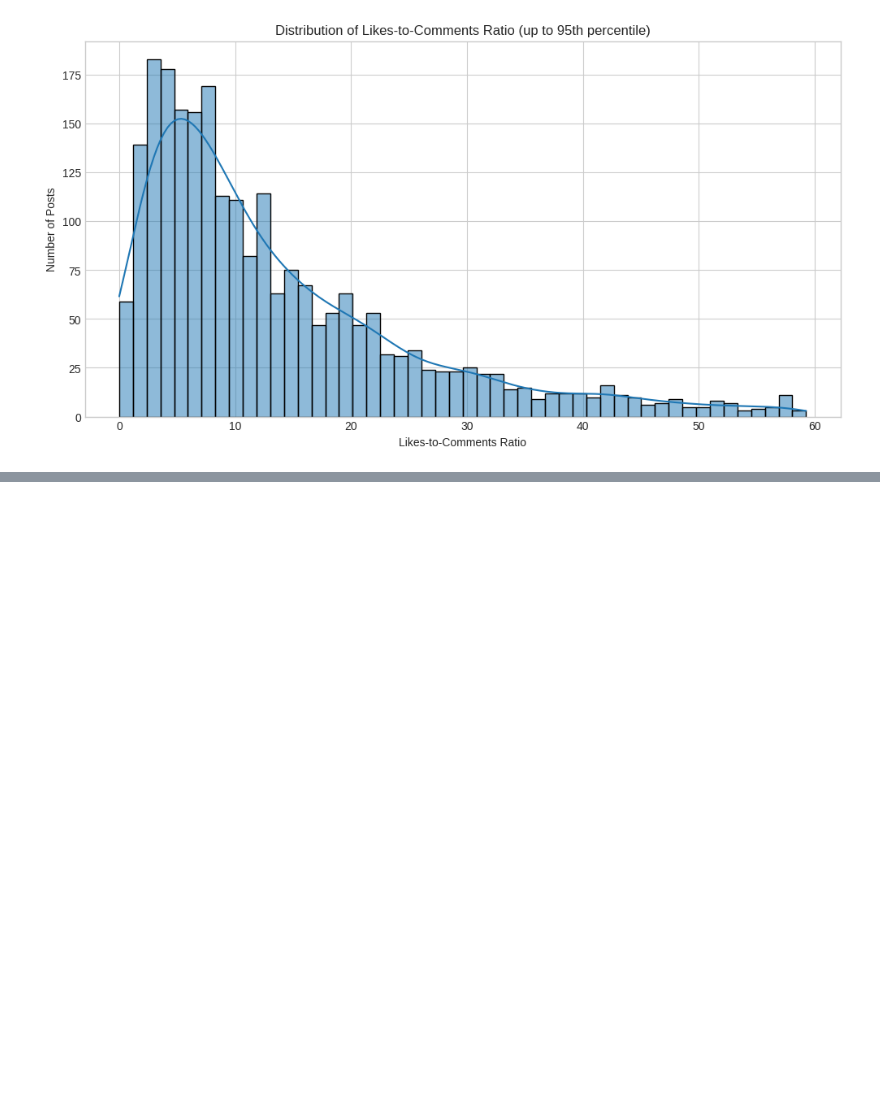
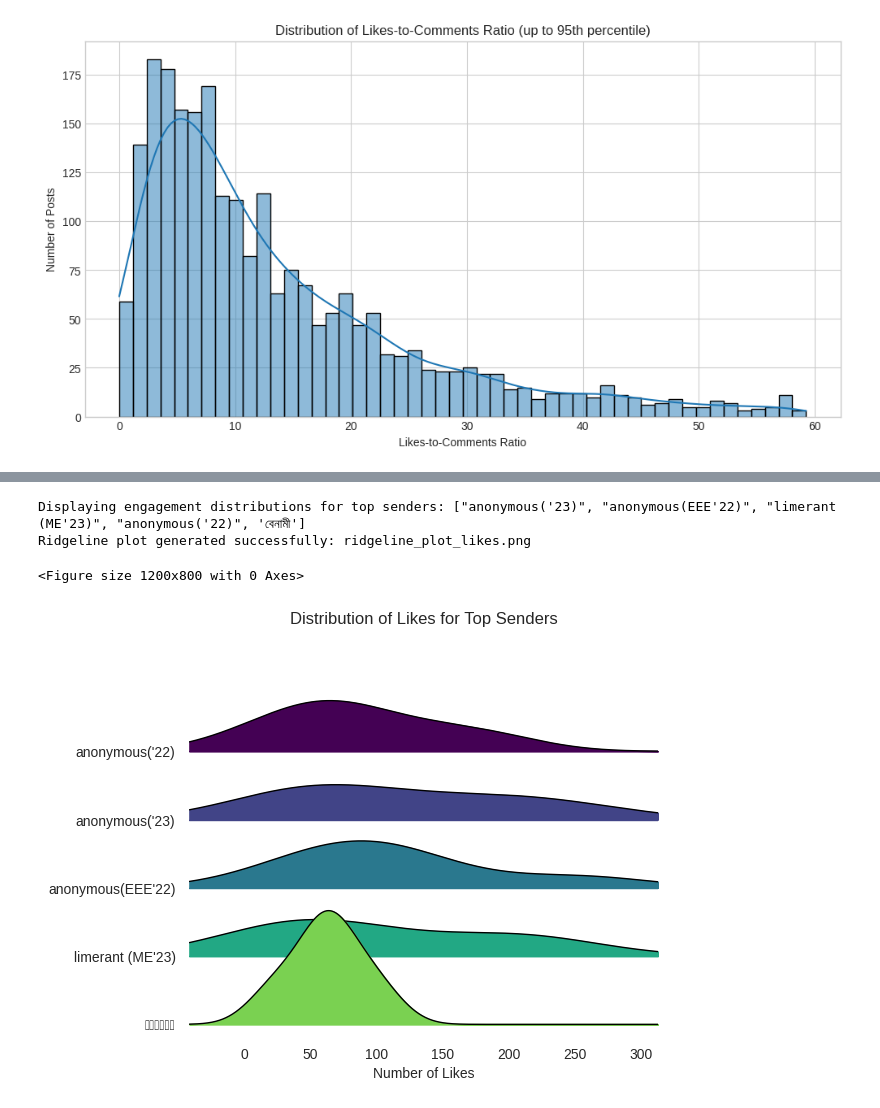
Before and after one commit to Sanjidh090/KUET-Whispers-Dataset, a Jupyter notebook: details-of-whispers.ipynb, the cells around one changed output, grey strips where cells are left out. Cells and saved outputs as stored; diff of their text form; code cells hidden in the pictures; blank space fills up the shorter version.

```diff
--- a/details-of-whispers.ipynb
+++ b/details-of-whispers.ipynb
@@ -761,0 +925,73 @@ Plot generated: likes_to_comments_ratio_hist.png
+# %%
+import subprocess
+import sys
+
+# Attempt to install joypy
+try:
+    import joypy
+except ImportError:
+    print("joypy not found. Attempting to install...")
+    try:
+        subprocess.check_call([sys.executable, "-m", "pip", "install", "joypy"])
+        print("Installation successful.")
+        import joypy
+    except Exception as e:
+        print(f"Failed to install joypy: {e}")
+        joypy = None
+
+import pandas as pd
+import matplotlib.pyplot as plt
+import seaborn as sns
+
+# Load the dataset
+df = pd.read_csv('/kaggle/input/kuet-whispers/whispers.csv')
+
+# --- 1. Data Preparation ---
+# Fill missing sender values and filter out 'anonymous'
+df['sender'].fillna('anonymous', inplace=True)
+named_senders_df = df[df['sender'].str.lower() != 'anonymous']
+
+# Identify the top 5 named senders by post count
+top_senders = named_senders_df['sender'].value_counts().nlargest(5).index
+
+# Filter the dataframe to include only posts from these top senders
+top_senders_df = named_senders_df[named_senders_df['sender'].isin(top_senders)]
+
+# Remove outliers from the 'likes' column to make the plot readable
+Q1 = top_senders_df['likes'].quantile(0.25)
+Q3 = top_senders_df['likes'].quantile(0.75)
+IQR = Q3 - Q1
+upper_bound = Q3 + 1.5 * IQR
+filtered_top_senders_df = top_senders_df[top_senders_df['likes'] <= upper_bound]
+
+print(f"Displaying engagement distributions for top senders: {list(top_senders)}")
+
+# --- 2. Generate Plot ---
+if joypy:
+    # --- Generate Ridgeline Plot ---
+    plt.figure(figsize=(12, 8))
+    fig, axes = joypy.joyplot(filtered_top_senders_df, by='sender', column='likes',
+                              colormap=plt.cm.viridis,
+                              title='Distribution of Likes for Top Senders',
+                              linewidth=1,
+                              legend=False)
+    plt.xlabel('Number of Likes')
+    plt.savefig('ridgeline_plot_likes.png')
+    print("Ridgeline plot generated successfully: ridgeline_plot_likes.png")
+
+else:
+    # --- Alternative: Generate Violin Plot ---
+    print("Could not generate Ridgeline Plot. Creating a Violin Plot instead.")
+    plt.figure(figsize=(14, 8))
+    sns.violinplot(x='sender', y='likes', data=filtered_top_senders_df,
+                   order=top_senders, # Keep the order of top senders
+                   palette='viridis',
+                   cut=0, # Trim the tails
+                   inner='quartile') # Show quartiles inside the violins
+    plt.title('Distribution of Likes for Top Senders', fontsize=16)
+    plt.xlabel('Sender', fontsize=12)
+    plt.ylabel('Number of Likes', fontsize=12)
+    plt.xticks(rotation=10)
+    plt.savefig('violin_plot_likes.png')
+    print("Alternative Violin Plot generated: violin_plot_likes.png")
+# %% [output]
@@ -761,0 +1021,4 @@ Plot generated: likes_to_comments_ratio_hist.png
+Displaying engagement distributions for top senders: ["anonymous('23)", "anonymous(EEE'22)", "limerant (ME'23)", "anonymous('22)", 'বেনামী']
+Ridgeline plot generated successfully: ridgeline_plot_likes.png
+<Figure size 1200x800 with 0 Axes>
+[figure, added]
```
Also changed, not shown: parts of 7 cells of this notebook.
